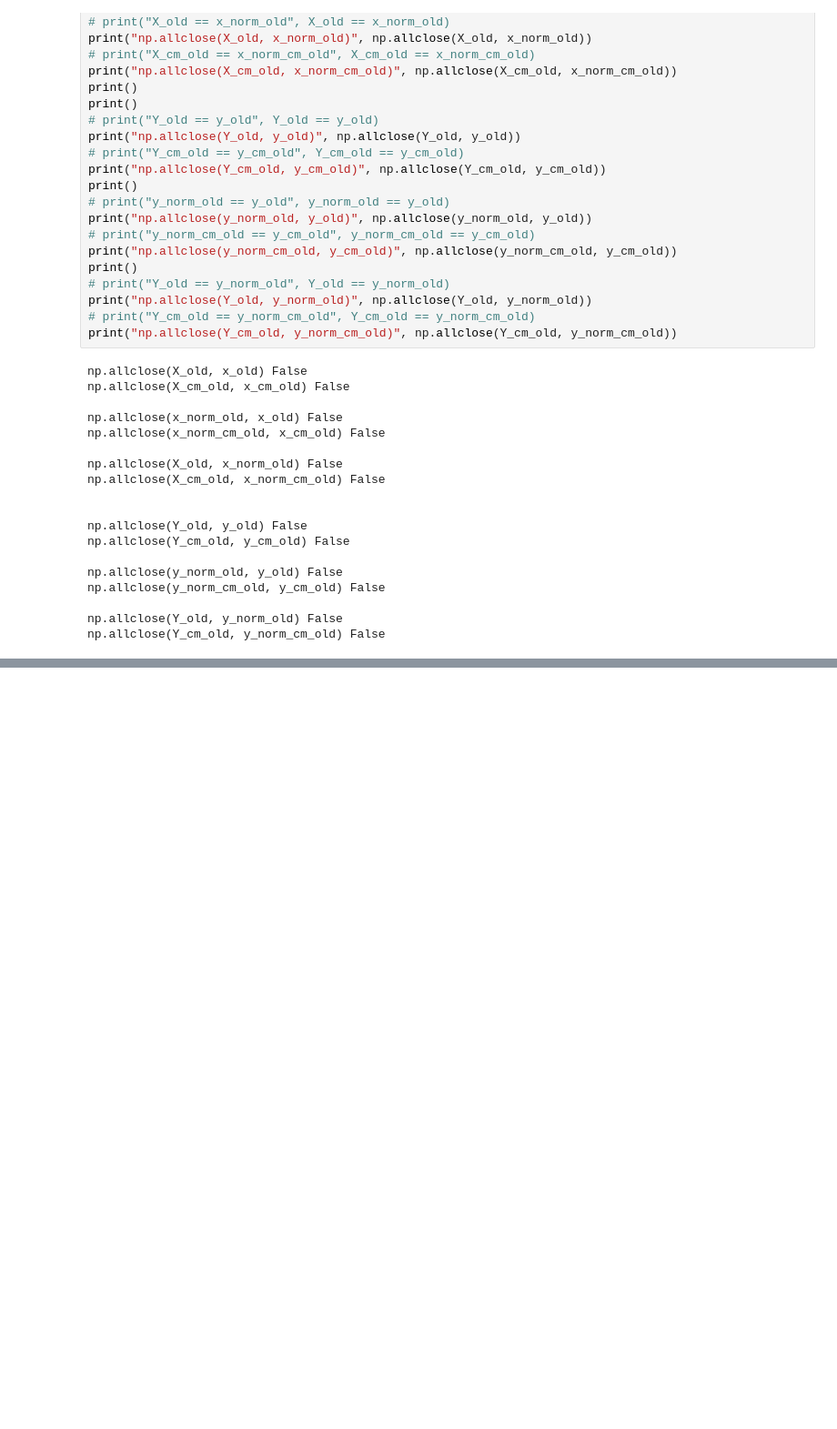
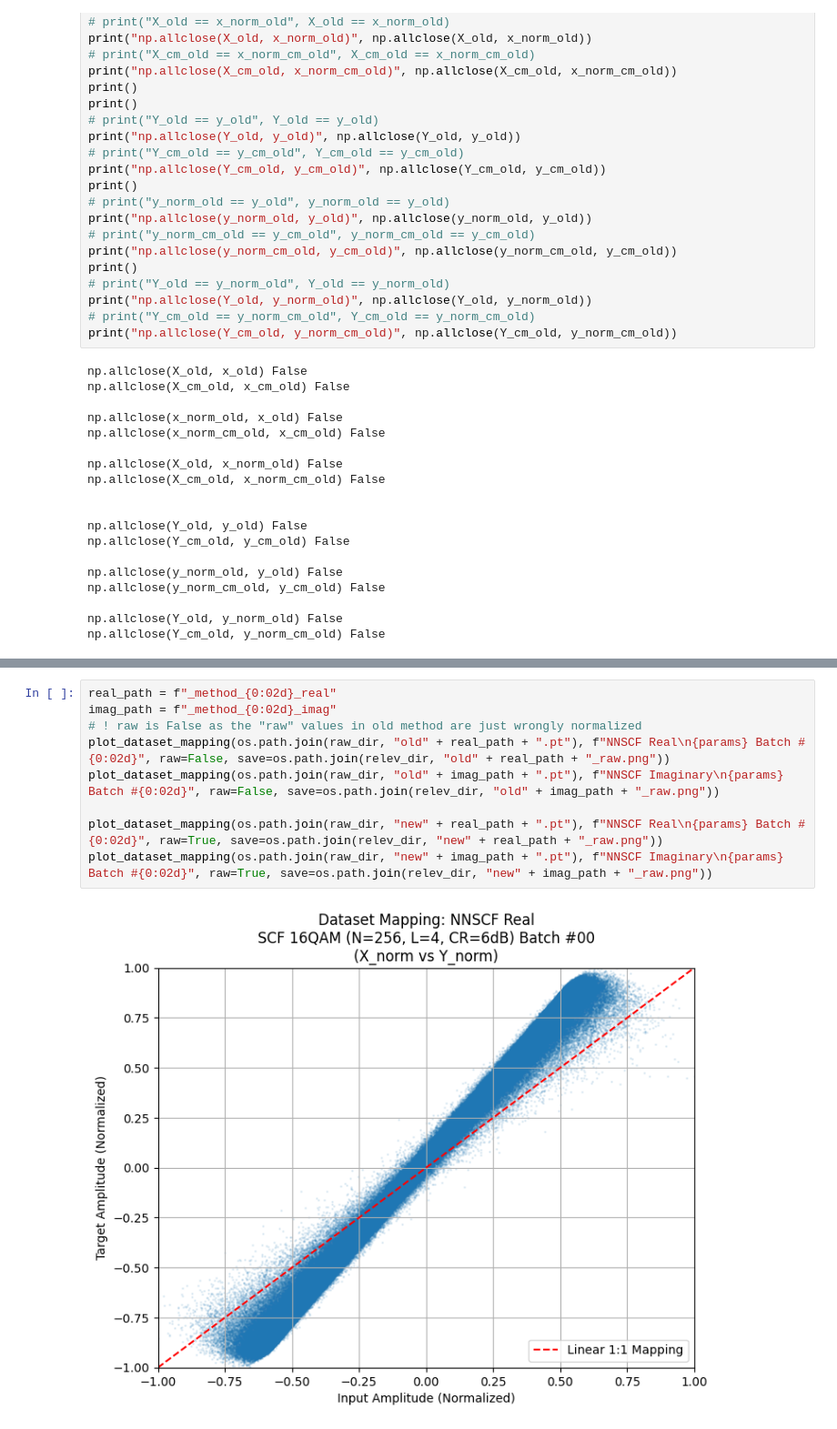
Before and after one commit to skipcl4ss/ml-ofdm-papr-reduction, a Jupyter notebook: gendata.ipynb, the cells around one changed output, grey strips where cells are left out. Shown at 91% size. Drawn from its saved outputs; the diff is of its cells as text; blank space fills up the shorter version.

```diff
--- a/gendata.ipynb
+++ b/gendata.ipynb
@@ -527,0 +637,11 @@ np.allclose(y_norm_cm_new, y_train_cm_new) False
+# %%
+real_path = f"_method_{0:02d}_real"
+imag_path = f"_method_{0:02d}_imag"
+# ! raw is False as the "raw" values in old method are just wrongly normalized
+plot_dataset_mapping(os.path.join(raw_dir, "old" + real_path + ".pt"), f"NNSCF Real\n{params} Batch #{0:02d}", raw=False, save=os.path.join(relev_dir, "old" + real_path + "_raw.png"))
+plot_dataset_mapping(os.path.join(raw_dir, "old" + imag_path + ".pt"), f"NNSCF Imaginary\n{params} Batch #{0:02d}", raw=False, save=os.path.join(relev_dir, "old" + imag_path + "_raw.png"))
+
+plot_dataset_mapping(os.path.join(raw_dir, "new" + real_path + ".pt"), f"NNSCF Real\n{params} Batch #{0:02d}", raw=True, save=os.path.join(relev_dir, "new" + real_path + "_raw.png"))
+plot_dataset_mapping(os.path.join(raw_dir, "new" + imag_path + ".pt"), f"NNSCF Imaginary\n{params} Batch #{0:02d}", raw=True, save=os.path.join(relev_dir, "new" + imag_path + "_raw.png"))
+# %% [output]
+[figure, added]
```
Also changed, not shown: parts of 13 cells of this notebook, 4 other files.
